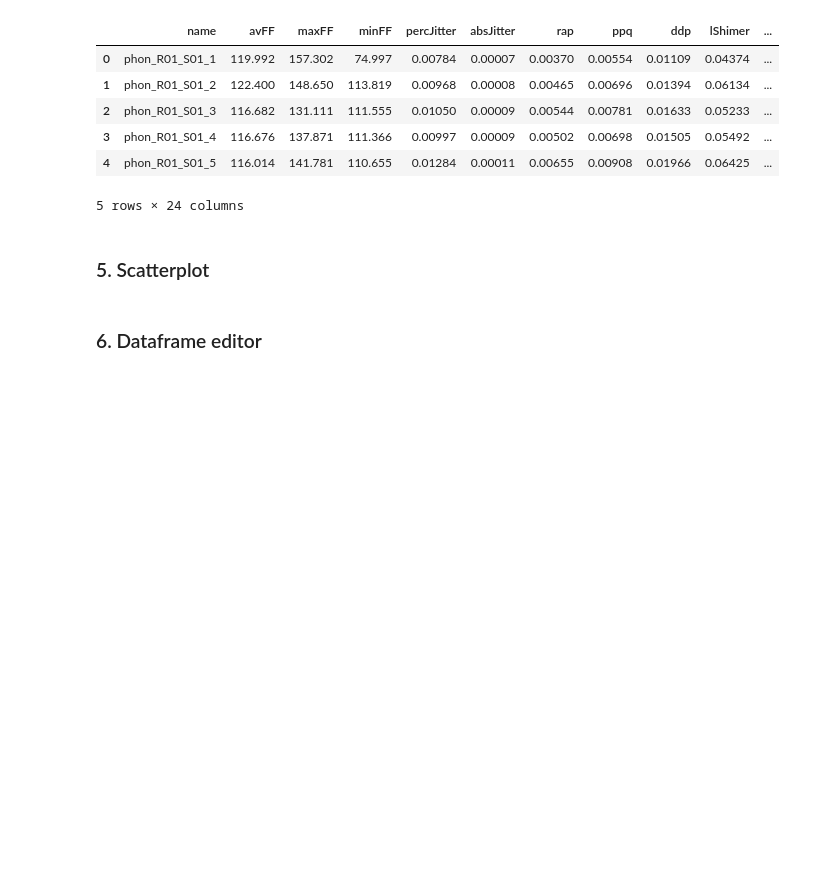
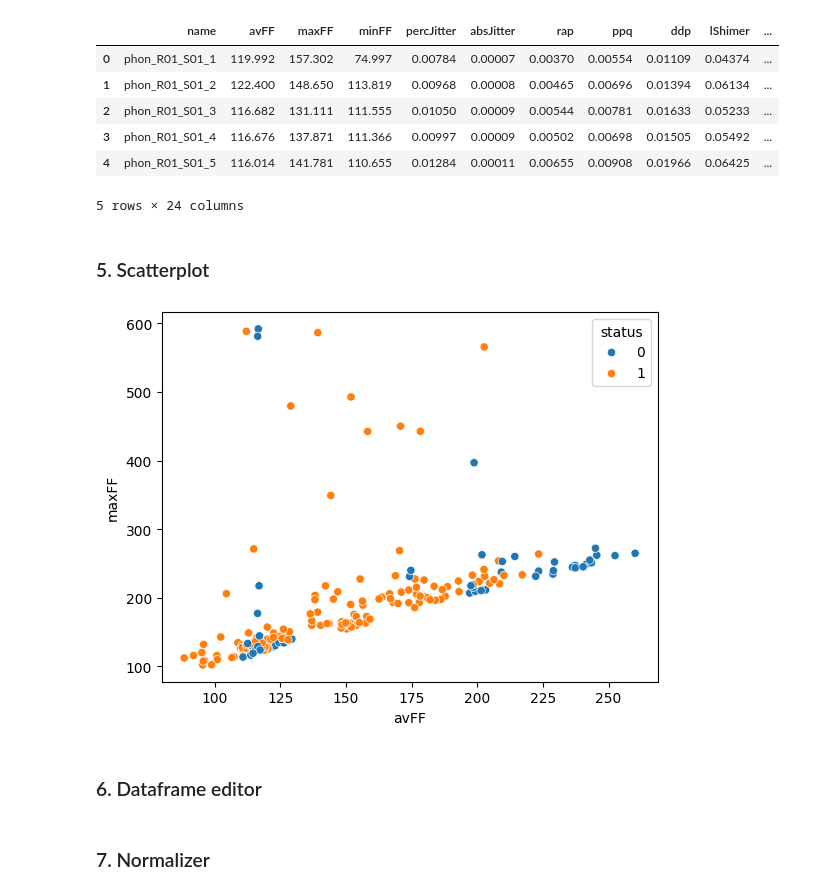
Before and after one commit to eliassanz01/LABSP, a Jupyter notebook: Collaborative coding.ipynb, the cells around one changed output. Drawn from its saved outputs; the diff is of its cells as text; code cells hidden in the pictures; blank space fills up the shorter version.

```diff
--- a/Collaborative coding.ipynb
+++ b/Collaborative coding.ipynb
@@ -143,5 +143,9 @@ KeyError: 'subject_id'
 5 rows × 24 columns
 # %% [markdown]
 ### 5. Scatterplot
+# %%
+scat_plt(renamed_df.avFF, renamed_df.maxFF, renamed_df.status)
+# %% [output]
+[figure, added]
 # %% [markdown]
 ### 6. Dataframe editor
@@ -148,2 +155,2 @@ KeyError: 'subject_id'
 # %% [markdown]
-###
+### 7. Normalizer
```
Also changed, not shown: parts of 4 cells of this notebook.
